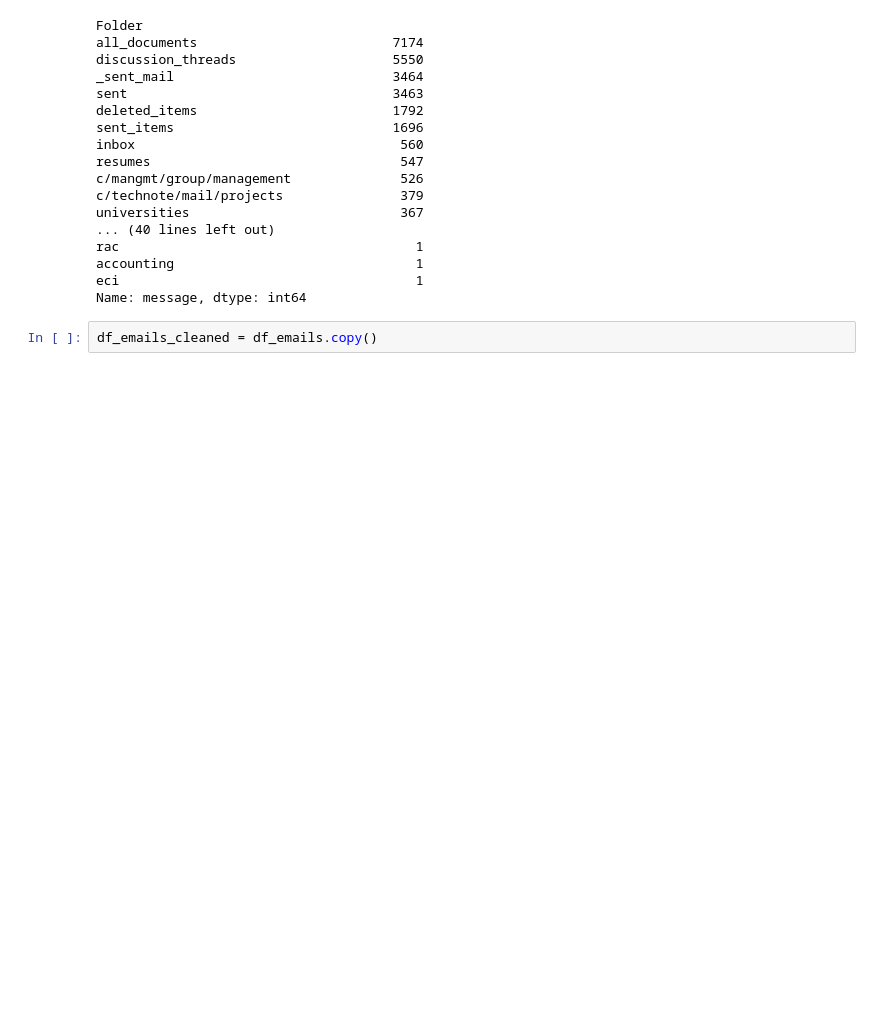
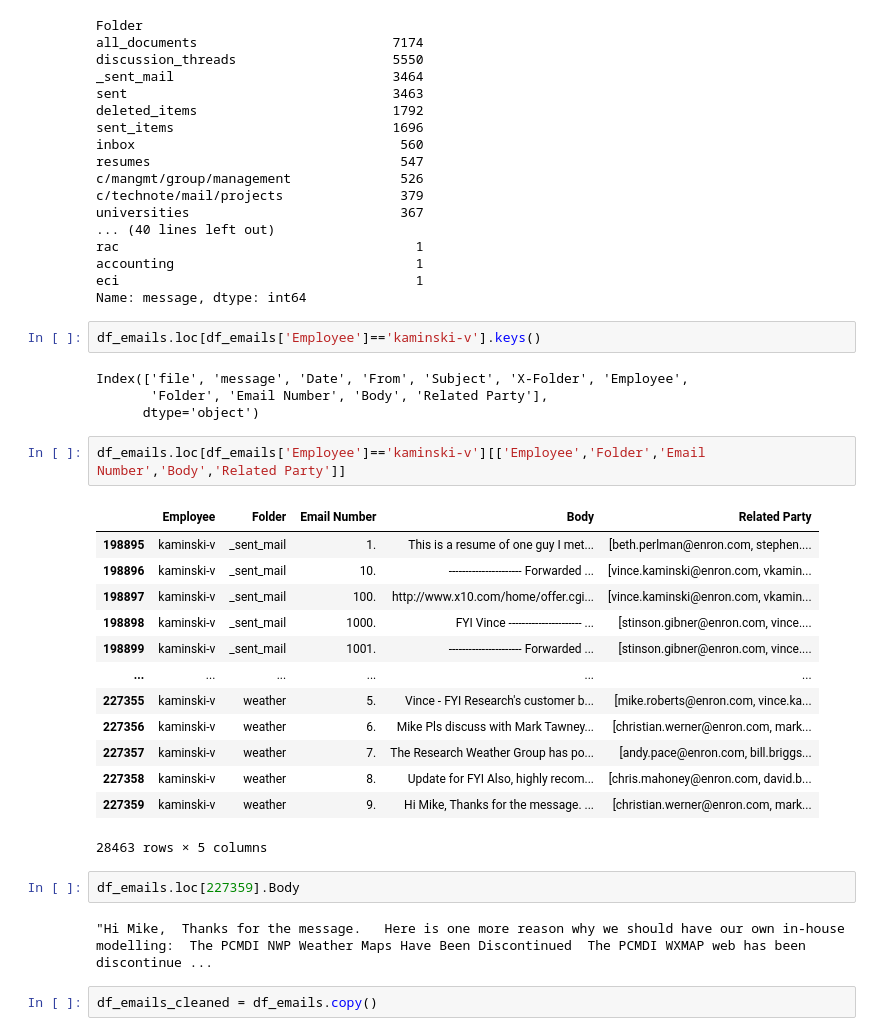
Before and after one commit to rongliprojects/EmailAutoLabeler, a Jupyter notebook: EmailAutoLabeling.ipynb, the cells around one changed output. Cells and saved outputs as stored; diff of their text form; blank space fills up the shorter version.

Commit message:
Burt model

```diff
--- a/EmailAutoLabeling.ipynb
+++ b/EmailAutoLabeling.ipynb
@@ -405,6 +405,32 @@ rac                                      1
 accounting                               1
 eci                                      1
 Name: message, dtype: int64
+# %%
+df_emails.loc[df_emails['Employee']=='kaminski-v'].keys()
+# %% [output]
+Index(['file', 'message', 'Date', 'From', 'Subject', 'X-Folder', 'Employee',
+       'Folder', 'Email Number', 'Body', 'Related Party'],
+      dtype='object')
+# %%
+df_emails.loc[df_emails['Employee']=='kaminski-v'][['Employee','Folder','Email Number','Body','Related Party']]
+# %% [output]
+|  | Employee | Folder | Email Number | Body | Related Party |
+| 198895 | kaminski-v | _sent_mail | 1. | This is a resume of one guy I met... | [beth.perlman@enron.com, stephen.... |
+| 198896 | kaminski-v | _sent_mail | 10. | ---------------------- Forwarded ... | [vince.kaminski@enron.com, vkamin... |
+| 198897 | kaminski-v | _sent_mail | 100. | http://www.x10.com/home/offer.cgi... | [vince.kaminski@enron.com, vkamin... |
+| 198898 | kaminski-v | _sent_mail | 1000. | FYI Vince ---------------------- ... | [stinson.gibner@enron.com, vince.... |
+| 198899 | kaminski-v | _sent_mail | 1001. | ---------------------- Forwarded ... | [stinson.gibner@enron.com, vince.... |
+| ... | ... | ... | ... | ... | ... |
+| 227355 | kaminski-v | weather | 5. | Vince - FYI Research's customer b... | [mike.roberts@enron.com, vince.ka... |
+| 227356 | kaminski-v | weather | 6. | Mike Pls discuss with Mark Tawney... | [christian.werner@enron.com, mark... |
+| 227357 | kaminski-v | weather | 7. | The Research Weather Group has po... | [andy.pace@enron.com, bill.briggs... |
+| 227358 | kaminski-v | weather | 8. | Update for FYI Also, highly recom... | [chris.mahoney@enron.com, david.b... |
+| 227359 | kaminski-v | weather | 9. | Hi Mike, Thanks for the message. ... | [christian.werner@enron.com, mark... |
+28463 rows × 5 columns
+# %%
+df_emails.loc[227359].Body
+# %% [output]
+"Hi Mike,  Thanks for the message.   Here is one more reason why we should have our own in-house modelling:  The PCMDI NWP Weather Maps Have Been Discontinued  The PCMDI WXMAP web has been discontinue ...
 # %%
 df_emails_cleaned = df_emails.copy()
 # %%
```
Also changed, not shown: parts of 7 cells of this notebook.
